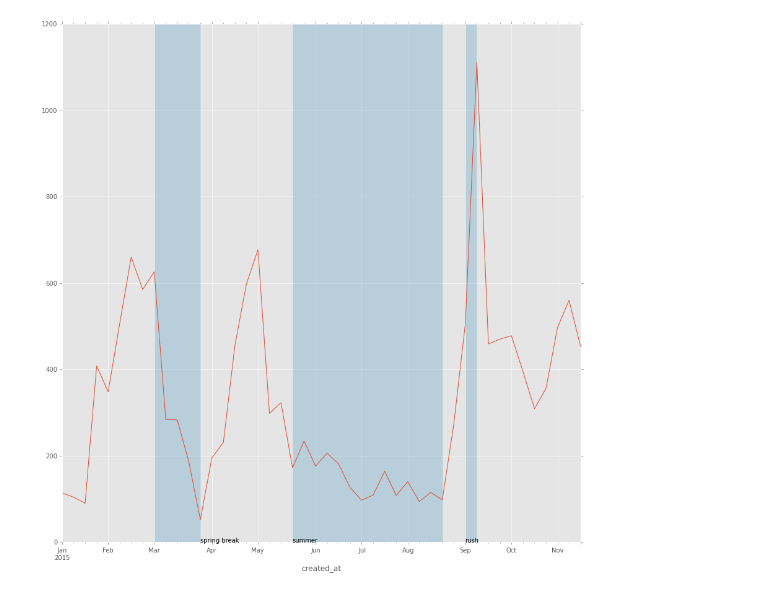
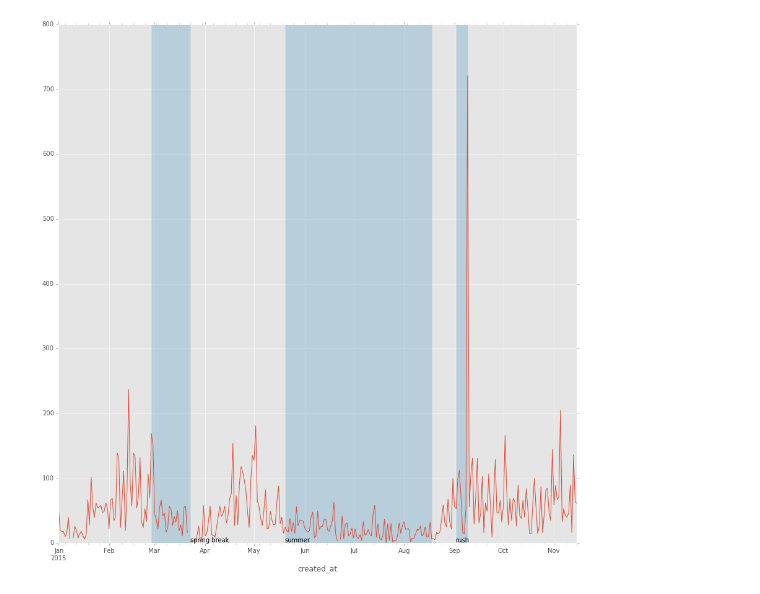
Before and after one commit to falahat/groupmeme, a Jupyter notebook: examples/Message Times.ipynb, the cells around one changed output. Cells and saved outputs as stored; diff of their text form; code cells hidden in the pictures.

```diff
--- a/examples/Message Times.ipynb
+++ b/examples/Message Times.ipynb
@@ -29,10 +29,10 @@ sep.handle_messages()
 # %%
 messages = sep.messages
 messages["created_at"] = pd.to_datetime(messages["created_at"], unit="s")
+
+new_messages = messages.groupby("created_at").size()
+to_plot = new_messages.resample("D", how=np.sum)
+to_plot = to_plot[to_plot.index.year == 2015]
-# %%
-new_messages = messages.groupby("created_at").size()
-to_plot = new_messages.resample("W", how=np.sum)
-to_plot = to_plot[to_plot.index.year == 2015]
 # %%
 rush = (pd.datetime(2015, 9, 2),pd.datetime(2015, 9, 9))
 summer = (pd.datetime(2015, 5, 20), pd.datetime(2015, 8, 18))
@@ -41,13 +41,12 @@ spring = (pd.datetime(2015, 3, 23), pd.datetime(2015, 2, 27))
 events = {"rush" : rush, "summer" : summer, "spring break" : spring}
 # %%
 to_plot.plot(figsize=(15,15))
-rush_start
 
 for event, daterange in events.items():
     plt.axvspan(daterange[0],daterange[1], alpha=0.25)
     plt.annotate(event,
              xy=(daterange[0], 0.75),
              xycoords='data',
              arrowprops=dict(arrowstyle="->"))
 # %% [output]
-[figure, old version]
+[figure, new version]
```
Also changed, not shown: parts of 1 cell of this notebook, 5 other files.
